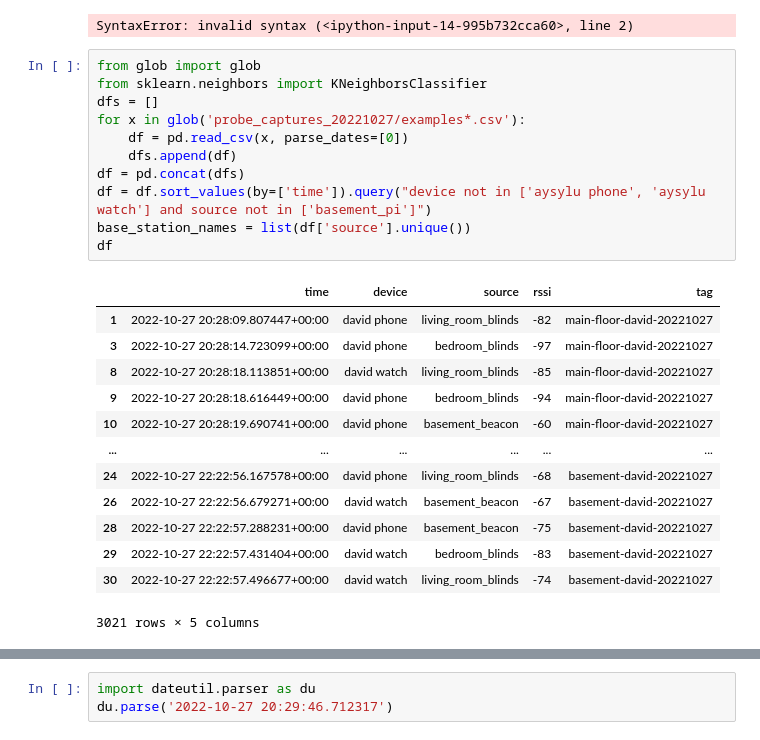
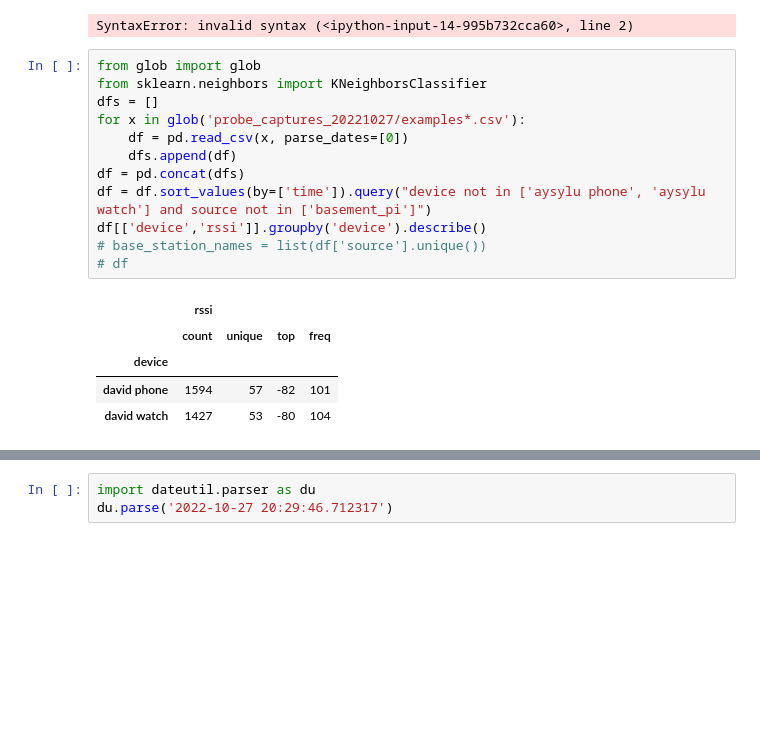
Before and after one commit to dgrnbrg/appdaemon-configs, a Jupyter notebook: appdaemon-dev.ipynb, the cells around one changed output, grey strips where cells are left out. Drawn from its saved outputs; the diff is of its cells as text; blank space fills up the shorter version.

```diff
--- a/appdaemon-dev.ipynb
+++ b/appdaemon-dev.ipynb
@@ -298,27 +298,20 @@ SyntaxError: invalid syntax (<ipython-input-14-995b732cca60>, line 2)
 # %%
 from glob import glob
 from sklearn.neighbors import KNeighborsClassifier
 dfs = []
 for x in glob('probe_captures_20221027/examples*.csv'):
     df = pd.read_csv(x, parse_dates=[0])
     dfs.append(df)
 df = pd.concat(dfs)
 df = df.sort_values(by=['time']).query("device not in ['aysylu phone', 'aysylu watch'] and source not in ['basement_pi']")
-base_station_names = list(df['source'].unique())
-df
+df[['device','rssi']].groupby('device').describe()
+# base_station_names = list(df['source'].unique())
+# df
 # %% [output]
-|  | time | device | source | rssi | tag |
-| 1 | 2022-10-27 20:28:09.807447+00:00 | david phone | living_room_blinds | -82 | main-floor-david-20221027 |
-| 3 | 2022-10-27 20:28:14.723099+00:00 | david phone | bedroom_blinds | -97 | main-floor-david-20221027 |
-| 8 | 2022-10-27 20:28:18.113851+00:00 | david watch | living_room_blinds | -85 | main-floor-david-20221027 |
-| 9 | 2022-10-27 20:28:18.616449+00:00 | david phone | bedroom_blinds | -94 | main-floor-david-20221027 |
-| 10 | 2022-10-27 20:28:19.690741+00:00 | david phone | basement_beacon | -60 | main-floor-david-20221027 |
-| ... | ... | ... | ... | ... | ... |
-| 24 | 2022-10-27 22:22:56.167578+00:00 | david phone | living_room_blinds | -68 | basement-david-20221027 |
-| 26 | 2022-10-27 22:22:56.679271+00:00 | david watch | basement_beacon | -67 | basement-david-20221027 |
-| 28 | 2022-10-27 22:22:57.288231+00:00 | david phone | basement_beacon | -75 | basement-david-20221027 |
-| 29 | 2022-10-27 22:22:57.431404+00:00 | david watch | bedroom_blinds | -83 | basement-david-20221027 |
-| 30 | 2022-10-27 22:22:57.496677+00:00 | david watch | living_room_blinds | -74 | basement-david-20221027 |
+|  | rssi |  |  |  |
+|  | count | unique | top | freq |
+| device |  |  |  |  |
+| david phone | 1594 | 57 | -82 | 101 |
+| david watch | 1427 | 53 | -80 | 104 |
-3021 rows × 5 columns
 # %%
 rolling_rssi = df.set_index('time').groupby(['device', 'source']).rolling("3min", min_periods=10)['rssi'].mean().reset_index()
```
Also changed, not shown: parts of 5 cells of this notebook, 3 other files.
